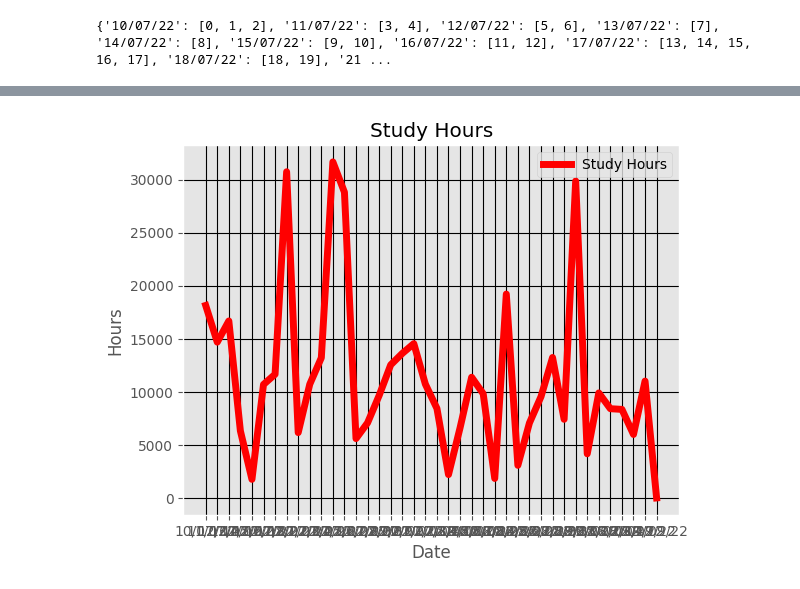
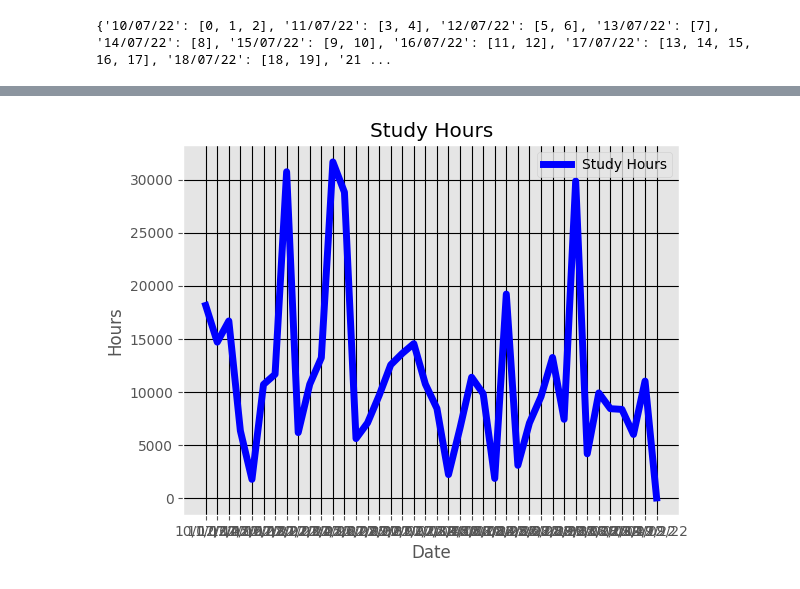
Before and after one commit to RyzenMu/Compressed_Python_Projects, a Jupyter notebook: Machine_Learning/Coding_Hours_Patterns/Coding_Hours.ipynb, the cells around one changed output, grey strips where cells are left out. Cells and saved outputs as stored; diff of their text form; code cells hidden in the pictures.

```diff
--- a/Machine_Learning/Coding_Hours_Patterns/Coding_Hours.ipynb
+++ b/Machine_Learning/Coding_Hours_Patterns/Coding_Hours.ipynb
@@ -178,18 +178,18 @@ for i in range(len(coding_dates)-1):
 # %%
 from cProfile import label
 
 time_list.append(23)
 style.use('ggplot')
 x = coding_dates
 y = time_list
-plt.plot(x, y, 'r', label='Study Hours', linewidth = 5)
+plt.plot(x, y, 'b', label='Study Hours', linewidth = 5)
 
 plt.title('Study Hours')
 plt.ylabel('Hours')
 plt.xlabel('Date')
 
 plt.legend()
 plt.grid(True, color = 'k')
 plt.show()
 # %% [output]
-[figure, old version]
+[figure, new version]
```
Also changed, not shown: 2 other files.
